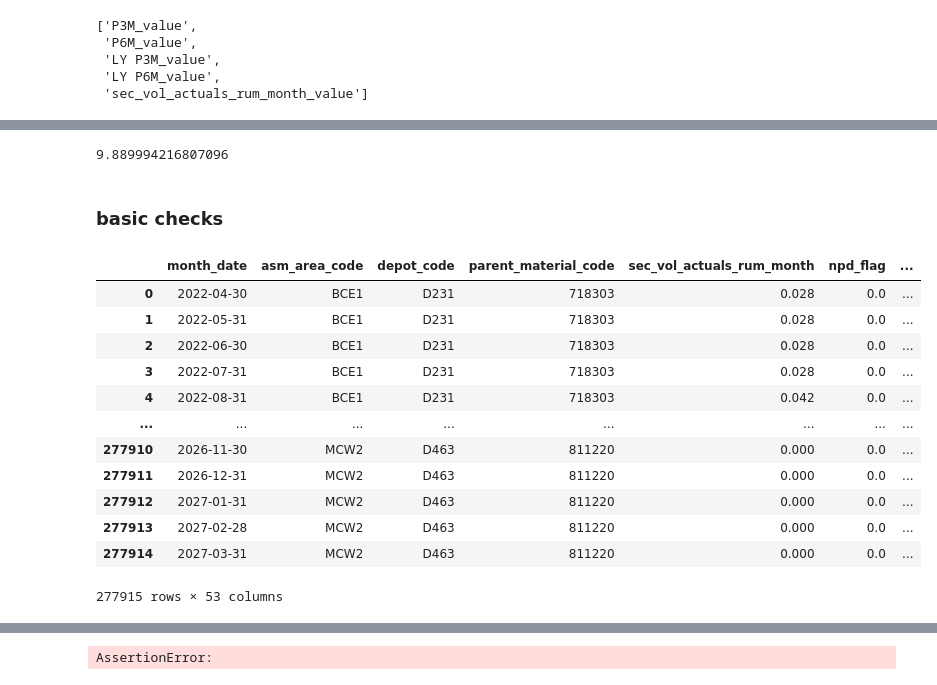
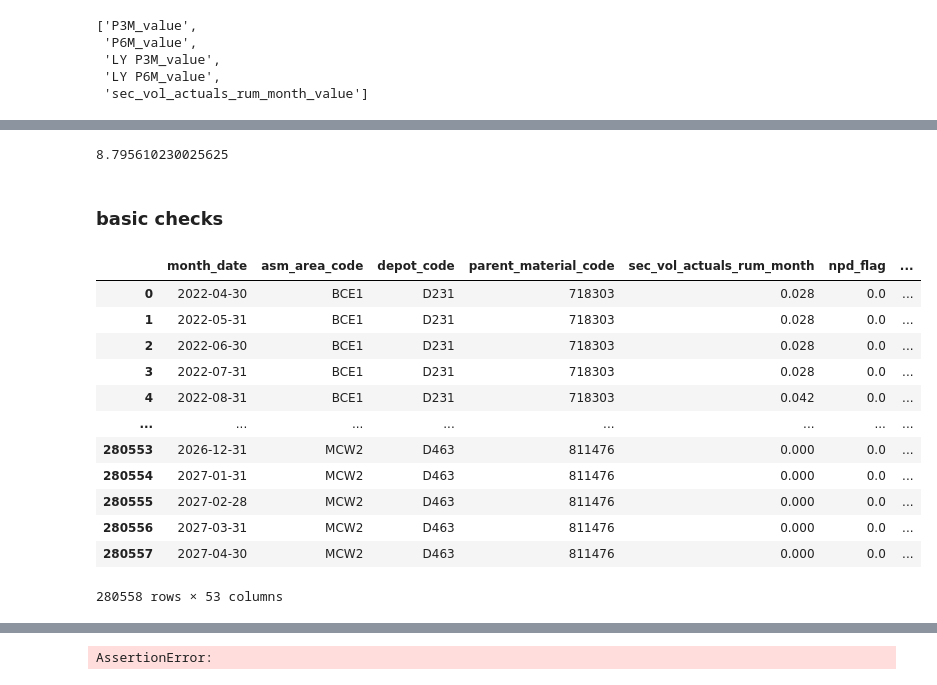
Before and after one commit to DSAmanSingh/collate_results_2, a Jupyter notebook: handle_missing_forecasts.ipynb, the cells around one changed output, grey strips where cells are left out. Drawn from its saved outputs; the diff is of its cells as text; code cells hidden in the pictures.

```diff
--- a/handle_missing_forecasts.ipynb
+++ b/handle_missing_forecasts.ipynb
@@ -952,34 +966,34 @@ array(['ADV-AHO-R', 'BIO OILS', 'CO_SO_VCN', 'H&C', 'H&C DFOIL',
 final_missing_combinations.to_csv("/data/aman_singh/acuuracy_check/missing_df_mt_all.csv", index=False)
 #[final_missing_combinations['M month'].notna()]
 # %%
-final_missing_combinations[final_missing_combinations['month_date'] == '2026-08-31']['P3M_value'].sum()
+final_missing_combinations[final_missing_combinations['month_date'] == '2026-09-30']['P3M_value'].sum()
 # %% [output]
-9.889994216807096
+8.795610230025625
 # %%
 # final_missing_combinations[final_missing_combinations['brand_code'] == 'SAF_HONEY'].to_csv("saf_honey2 Missing Forecasts jan'25.csv", index=False)
 # %% [markdown]
 ### basic checks
 # %%
 query = """select * from TRN_MIL_DF_DATA_MT
-where run_month = '2026-08-31' """
+where run_month = '2026-09-30' """
 
 data = pd.read_sql(con=dev_conn, sql=query)
 data.columns = data.columns.str.lower()
 data
 # %% [output]
 |  | month_date | asm_area_code | depot_code | parent_material_code | sec_vol_actuals_rum_month | npd_flag | ... |
 | 0 | 2022-04-30 | BCE1 | D231 | 718303 | 0.028 | 0.0 | ... |
 | 1 | 2022-05-31 | BCE1 | D231 | 718303 | 0.028 | 0.0 | ... |
 | 2 | 2022-06-30 | BCE1 | D231 | 718303 | 0.028 | 0.0 | ... |
 | 3 | 2022-07-31 | BCE1 | D231 | 718303 | 0.028 | 0.0 | ... |
 | 4 | 2022-08-31 | BCE1 | D231 | 718303 | 0.042 | 0.0 | ... |
 | ... | ... | ... | ... | ... | ... | ... | ... |
-| 277910 | 2026-11-30 | MCW2 | D463 | 811220 | 0.000 | 0.0 | ... |
-| 277911 | 2026-12-31 | MCW2 | D463 | 811220 | 0.000 | 0.0 | ... |
-| 277912 | 2027-01-31 | MCW2 | D463 | 811220 | 0.000 | 0.0 | ... |
-| 277913 | 2027-02-28 | MCW2 | D463 | 811220 | 0.000 | 0.0 | ... |
-| 277914 | 2027-03-31 | MCW2 | D463 | 811220 | 0.000 | 0.0 | ... |
+| 280553 | 2026-12-31 | MCW2 | D463 | 811476 | 0.000 | 0.0 | ... |
+| 280554 | 2027-01-31 | MCW2 | D463 | 811476 | 0.000 | 0.0 | ... |
+| 280555 | 2027-02-28 | MCW2 | D463 | 811476 | 0.000 | 0.0 | ... |
+| 280556 | 2027-03-31 | MCW2 | D463 | 811476 | 0.000 | 0.0 | ... |
+| 280557 | 2027-04-30 | MCW2 | D463 | 811476 | 0.000 | 0.0 | ... |
-277915 rows × 53 columns
+280558 rows × 53 columns
 # %%
 data['key'] = (
     data['asm_area_code'].astype(str) + '_' +
```
Also changed, not shown: parts of 19 cells of this notebook, 4 other files.
